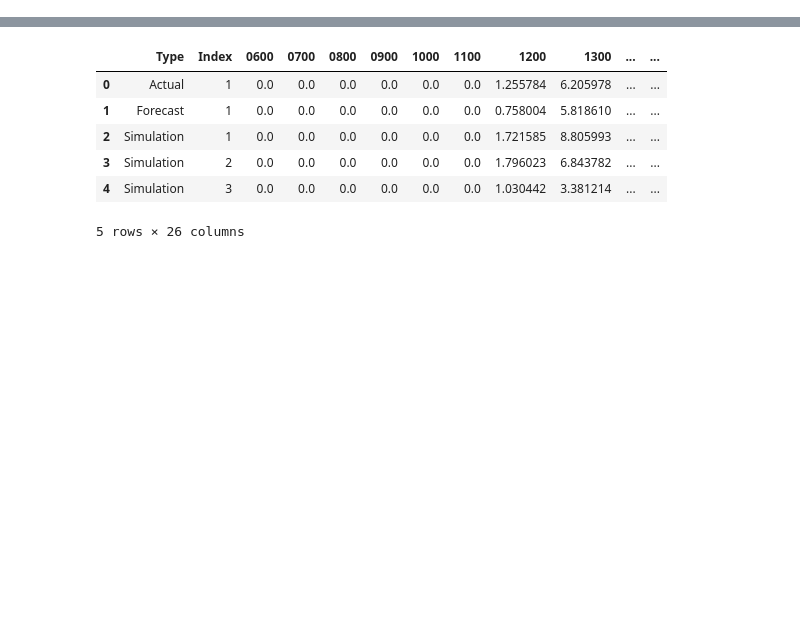
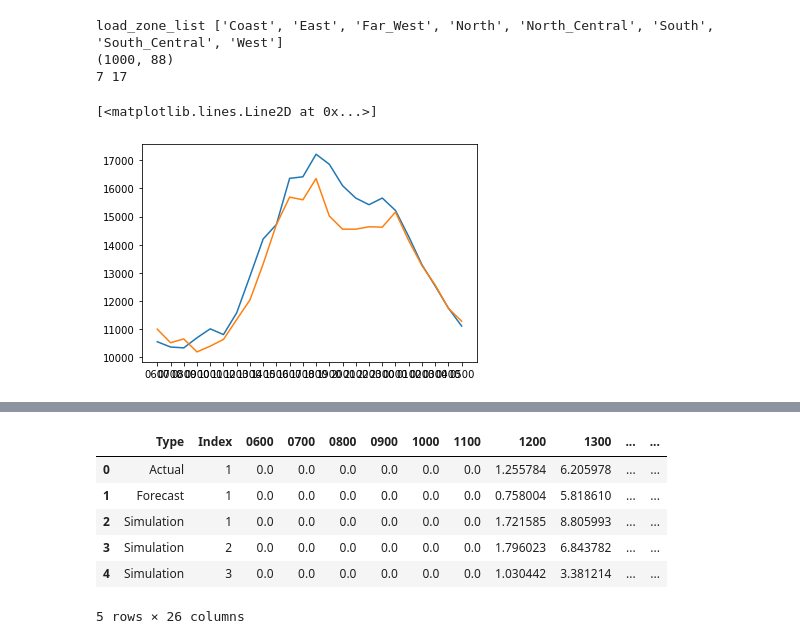
Before and after one commit to PrincetonUniversity/PGscen, a Jupyter notebook: example/day_ahead_solar_scenario.ipynb, the cells around one changed output, grey strips where cells are left out. Cells and saved outputs as stored; diff of their text form; code cells hidden in the pictures; blank space fills up the shorter version.

```diff
--- a/example/day_ahead_solar_scenario.ipynb
+++ b/example/day_ahead_solar_scenario.ipynb
@@ -19,0 +129,31 @@ output_dir = '/Users/xy3134/Research/PERFORM/Data/GEMINI_scenario/test/'
+# %%
+solar_scenario_start_time = se.gemini_dict[0]['scenario_start_time']
+solar_num_of_horizons = se.gemini_dict[0]['num_of_horizons']
+solar_forecast_lead_time_in_hour = se.gemini_dict[0]['forecast_lead_time_in_hour']
+solar_site_list = se.gemini_dict[0]['asset_list']
+meta_df = solar_meta_df[solar_meta_df['site_ids'].isin(solar_site_list)]
+solar_hist_dates = pd.date_range(start='2018-06-15 13:00:00',end='2018-8-15 13:00:00',freq='D',tz='utc').tolist()
+# %%
+load_scenario_start_time = se.gemini_dict[0]['scenario_start_time']-pd.Timedelta(7,unit='H')
+load_num_of_horizons = 24
+load_forecast_lead_time_in_hour = 12
+load_hist_dates = pd.date_range(start='2018-06-15 06:00:00',end='2018-8-15 06:00:00',freq='D',tz='utc').tolist()
+# %%
+load_md,solar_md,joint_md = se._fit_load_solar_joint_model(load_zone_list,load_scenario_start_time,load_num_of_horizons,
+            load_forecast_lead_time_in_hour,load_hist_dates,solar_site_list,solar_scenario_start_time,
+            solar_num_of_horizons,solar_forecast_lead_time_in_hour,solar_meta_df,solar_hist_dates)
+# %%
+load_gen,solar_gen,joint_gen = se._create_load_solar_joint_scenario(
+    nscen,solar_meta_df,load_md,solar_md,joint_md,load_zone_forecast_df,solar_site_forecast_df)
+# %% [output]
+load_zone_list ['Coast', 'East', 'Far_West', 'North', 'North_Central', 'South', 'South_Central', 'West']
+(1000, 88)
+7 17
+# %%
+df = load_gen.scen_dict['Coast']
+# df[df['1900']>18000]
+plt.plot(df.loc[893])
+plt.plot(df.loc[342])
+# %% [output]
+[<matplotlib.lines.Line2D at 0x...>]
+[figure, added]
```
Also changed, not shown: parts of 45 cells of this notebook, 7 other files.
